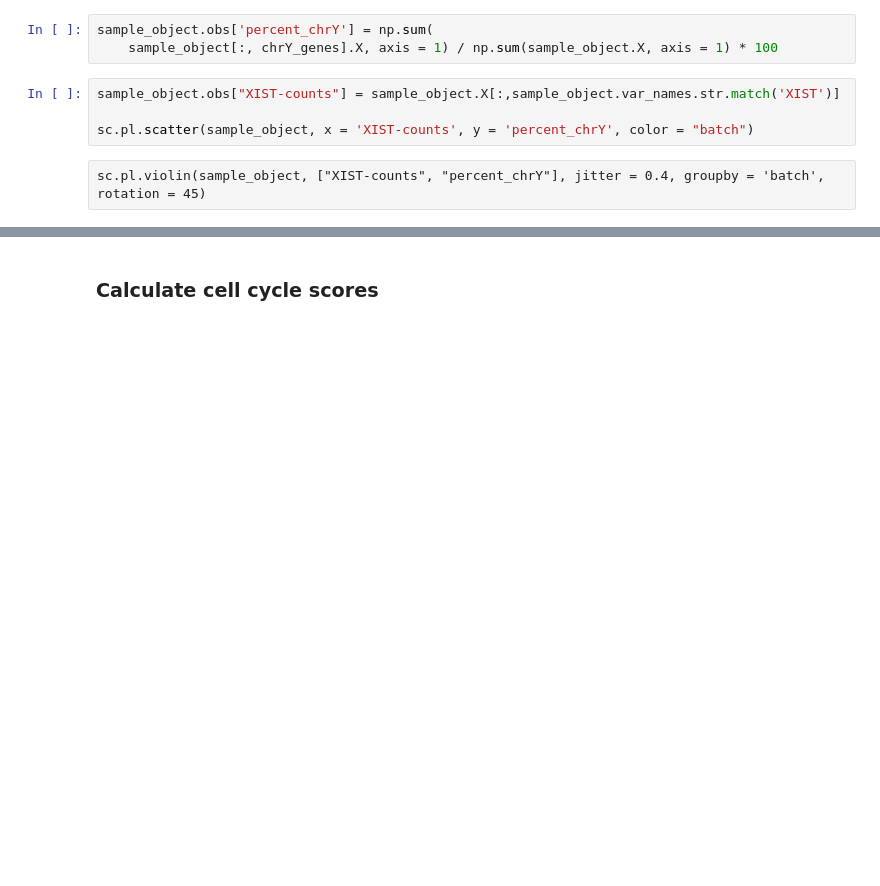
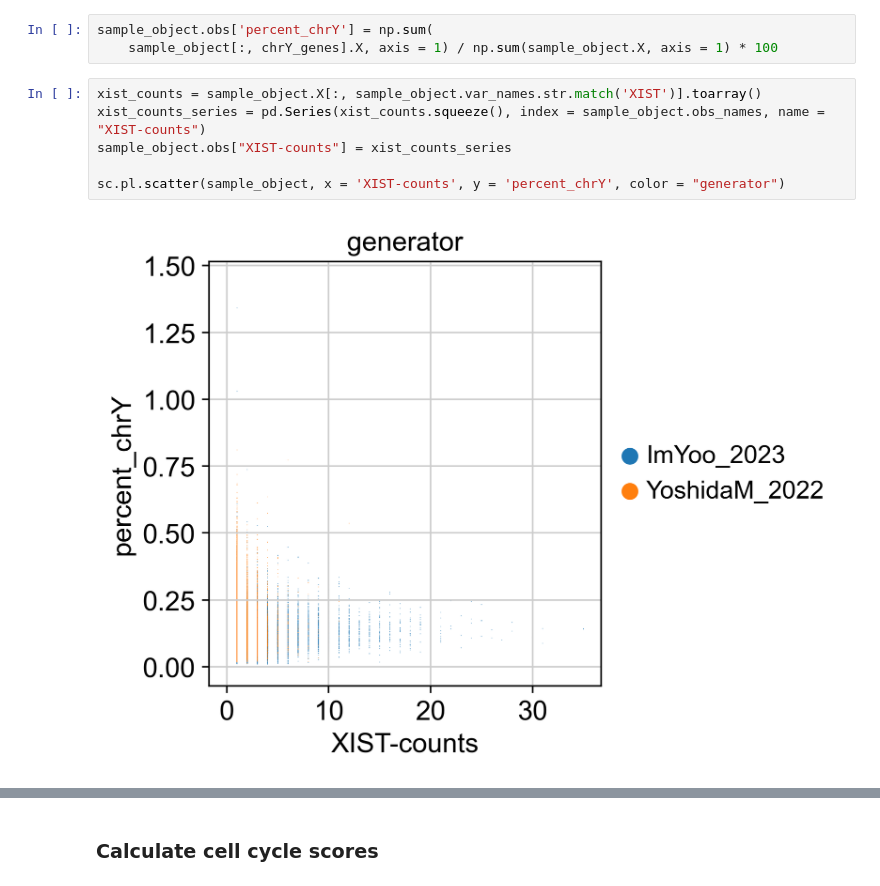
Before and after one commit to Talavera-Lopez-Lab/pbmc_reference, a Jupyter notebook: 0-format_datasets/230810_basic_QC_and_scrublet_merged_PBMC.ipynb, the cells around one changed output, grey strips where cells are left out. Saved outputs shown, nothing was run; the diff lists cells and outputs as text; blank space fills up the shorter version.

```diff
--- a/0-format_datasets/230810_basic_QC_and_scrublet_merged_PBMC.ipynb
+++ b/0-format_datasets/230810_basic_QC_and_scrublet_merged_PBMC.ipynb
@@ -115,8 +179,10 @@ chrY_genes
 sample_object.obs['percent_chrY'] = np.sum(
     sample_object[:, chrY_genes].X, axis = 1) / np.sum(sample_object.X, axis = 1) * 100
 # %%
-sample_object.obs["XIST-counts"] = sample_object.X[:,sample_object.var_names.str.match('XIST')]
+xist_counts = sample_object.X[:, sample_object.var_names.str.match('XIST')].toarray()
+xist_counts_series = pd.Series(xist_counts.squeeze(), index = sample_object.obs_names, name = "XIST-counts")
+sample_object.obs["XIST-counts"] = xist_counts_series
 
-sc.pl.scatter(sample_object, x = 'XIST-counts', y = 'percent_chrY', color = "batch")
+sc.pl.scatter(sample_object, x = 'XIST-counts', y = 'percent_chrY', color = "generator")
+# %% [output]
+[figure, added]
-# %% [raw]
-sc.pl.violin(sample_object, ["XIST-counts", "percent_chrY"], jitter = 0.4, groupby = 'batch', rotation = 45)
```
Also changed, not shown: parts of 22 cells of this notebook, 2 other files.
